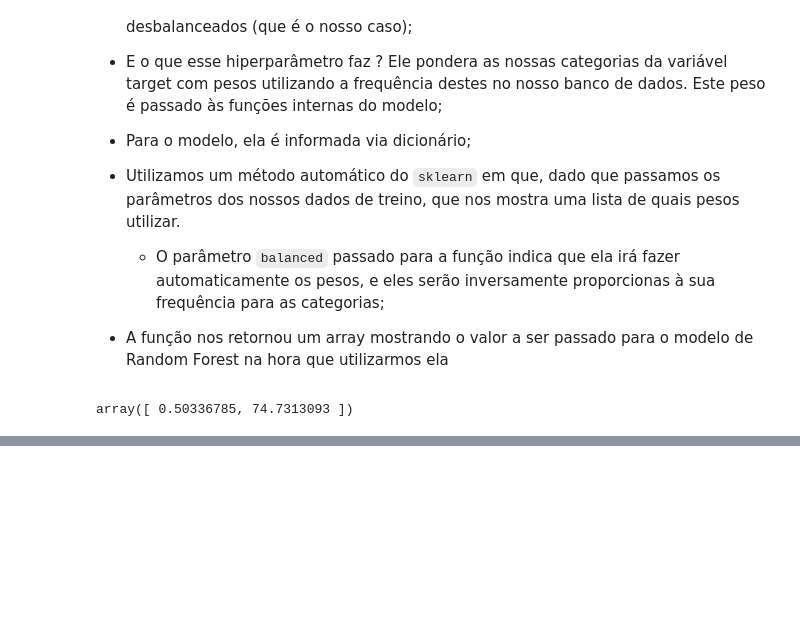
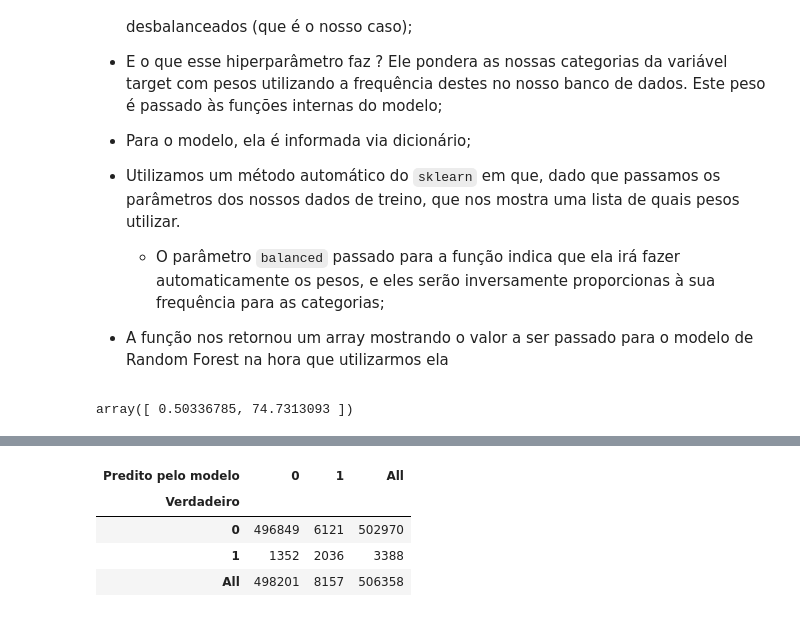
Before and after one commit to barbosarafael/Projetos, a Jupyter notebook: iNeuron_Back_order_prediction_Notebook/parte2_ineuron_BackOrderPrediction.ipynb, the cells around one changed output, grey strips where cells are left out. Drawn from its saved outputs; the diff is of its cells as text; code cells hidden in the pictures; blank space fills up the shorter version.

```diff
--- a/iNeuron_Back_order_prediction_Notebook/parte2_ineuron_BackOrderPrediction.ipynb
+++ b/iNeuron_Back_order_prediction_Notebook/parte2_ineuron_BackOrderPrediction.ipynb
@@ -730,0 +783,8 @@ rfc = RandomForestClassifier(n_estimators = 100,
+# %%
+pd.crosstab(y_teste, y_pred, rownames = ["Verdadeiro"], colnames = ["Predito pelo modelo"], margins = True)
+# %% [output]
+| Predito pelo modelo | 0 | 1 | All |
+| Verdadeiro |  |  |  |
+| 0 | 496849 | 6121 | 502970 |
+| 1 | 1352 | 2036 | 3388 |
+| All | 498201 | 8157 | 506358 |
```
Also changed, not shown: parts of 13 cells of this notebook.
